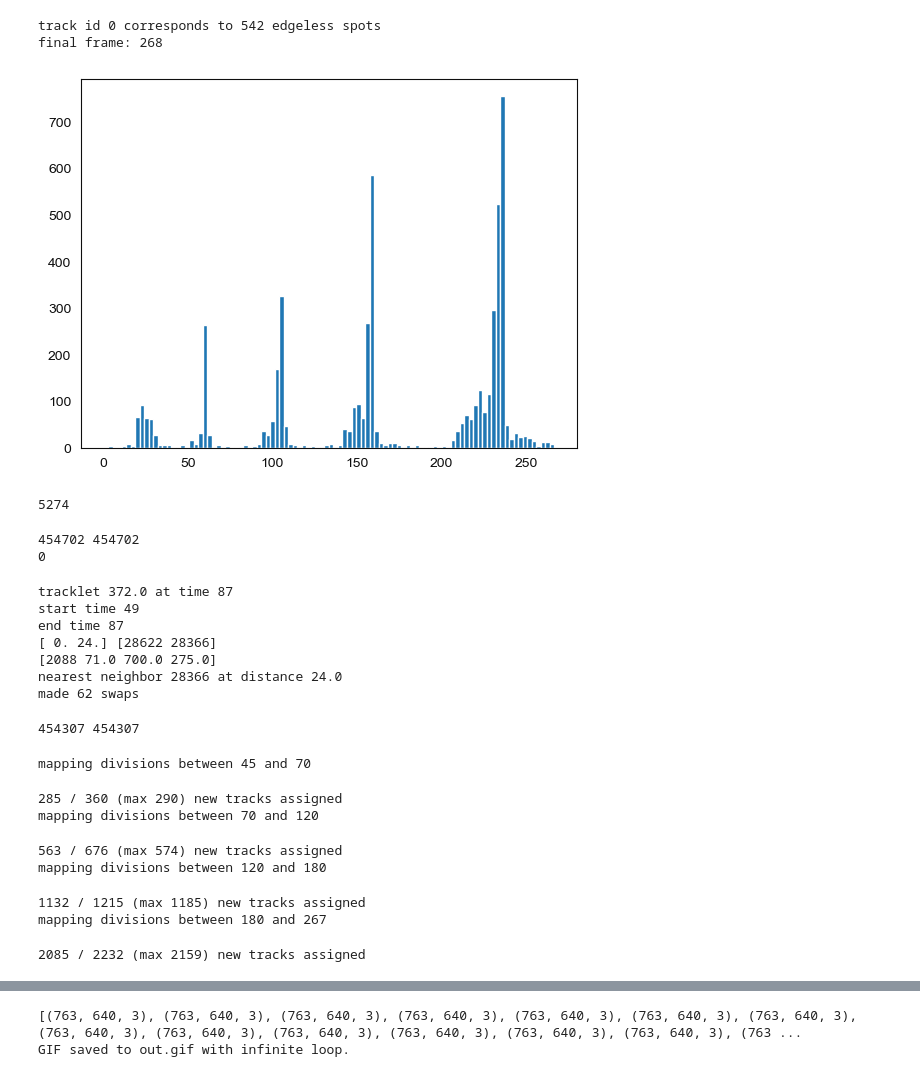
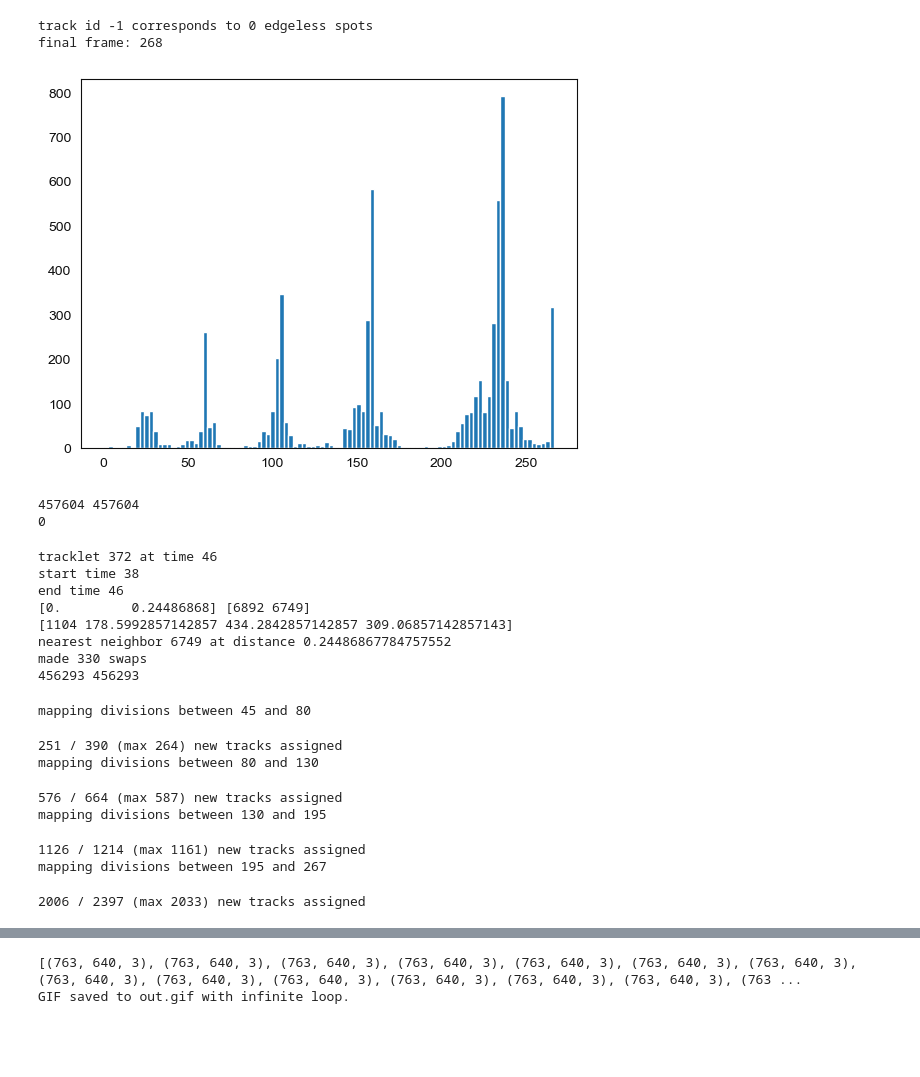
Before and after one commit to Harrison-Oatman/NucleiTracking, a Jupyter notebook: notebooks/3d_tracking.ipynb, the cells around one changed output, grey strips where cells are left out. Saved outputs shown, nothing was run; the diff lists cells and outputs as text; code cells hidden in the pictures; blank space fills up the shorter version.

```diff
--- a/notebooks/3d_tracking.ipynb
+++ b/notebooks/3d_tracking.ipynb
@@ -60,31 +60,29 @@ def plot_napari(viewer: napari.Viewer, df, column):
 # %%
 from src.models.new_tracking import process_trackmate_tree
 from lxml import etree
 
 source_path = Path(r"D:\Tracking\NucleiTracking\data\interim\lightsheet\2025_02_06")
-tracked_points_path = source_path / "trackedspots.xml"
-save_path = source_path / "hybrid2"
+tracked_points_path = source_path / "trackedspots2.xml"
+save_path = source_path / "hybrid3"
 save_path.mkdir(exist_ok=True)
 
 tree = etree.parse(str(tracked_points_path))
 initial_spots_df, graph = process_trackmate_tree(tree)
 
 plt.hist(initial_spots_df.groupby("linear_track_id")["FRAME"].min(), bins=100)
 print(f"final frame: {initial_spots_df['FRAME'].max()}")
 plt.show()
 # %% [output]
-track id 0 corresponds to 542 edgeless spots
+track id -1 corresponds to 0 edgeless spots
 final frame: 268
-[figure, old version]
+[figure, new version]
 # %%
-import napari
-
-viewer = napari.Viewer()
-plot_napari(viewer, initial_spots_df, "linear_track_id")
-viewer.theme = 'dark'
-napari.run()
+# import napari
+#
+# viewer = napari.Viewer()
+# plot_napari(viewer, initial_spots_df, "linear_track_id")
+# viewer.theme = 'dark'
+# napari.run()
-# %% [output]
-5274
 # %%
 from src.models.new_tracking import interpolate_points
 
@@ -95,31 +93,32 @@ print(len(interpolated_spots_df.index), len(interpolated_graph.nodes))
 merged_spots_df, merged_graph = merge_close_tracklets(interpolated_spots_df, interpolated_graph, max_dis=12)
 print(len(merged_spots_df.index), len(merged_graph.nodes))
 # %% [output]
-454702 454702
+457604 457604
 0
-tracklet 372.0 at time 87
-start time 49
-end time 87
-[ 0. 24.] [28622 28366]
-[2088 71.0 700.0 275.0]
-nearest neighbor 28366 at distance 24.0
-made 62 swaps
+tracklet 372 at time 46
+start time 38
+end time 46
+[0.         0.24486868] [6892 6749]
+[1104 178.5992857142857 434.2842857142857 309.06857142857143]
+nearest neighbor 6749 at distance 0.24486867784757552
+made 330 swaps
+456293 456293
-454307 454307
 # %%
 from src.models.new_tracking import map_divisions
 
-interphase_dividers = [45, 70, 120, 180, 267]
+interphase_dividers = [45, 80, 130, 195, 267]
 
 mapped_graph, test_spots_df = map_divisions(merged_spots_df, merged_graph, interphase_dividers, new_track_cost=25)
+# mapped_graph, test_spots_df = map_divisions(interpolated_spots_df, interpolated_graph, interphase_dividers, new_track_cost=25)
 # %% [output]
-mapping divisions between 45 and 70
+mapping divisions between 45 and 80
-285 / 360 (max 290) new tracks assigned
-mapping divisions between 70 and 120
+251 / 390 (max 264) new tracks assigned
+mapping divisions between 80 and 130
-563 / 676 (max 574) new tracks assigned
-mapping divisions between 120 and 180
+576 / 664 (max 587) new tracks assigned
+mapping divisions between 130 and 195
-1132 / 1215 (max 1185) new tracks assigned
-mapping divisions between 180 and 267
+1126 / 1214 (max 1161) new tracks assigned
+mapping divisions between 195 and 267
-2085 / 2232 (max 2159) new tracks assigned
+2006 / 2397 (max 2033) new tracks assigned
 # %%
 from src.models.new_tracking import process_graph
 
```
Also changed, not shown: parts of 4 cells of this notebook, 4 other files.
